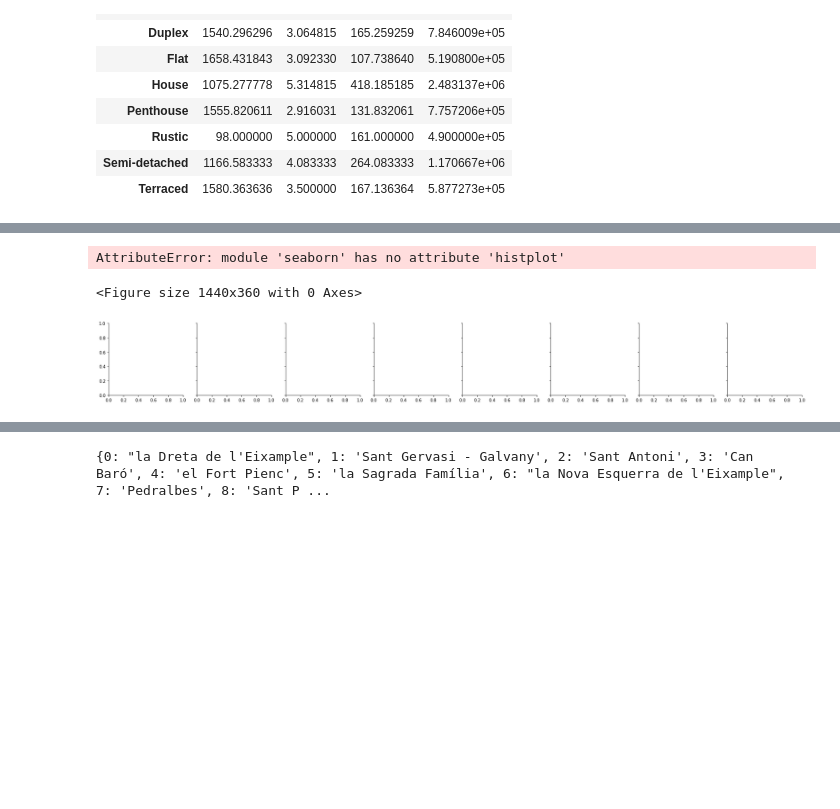
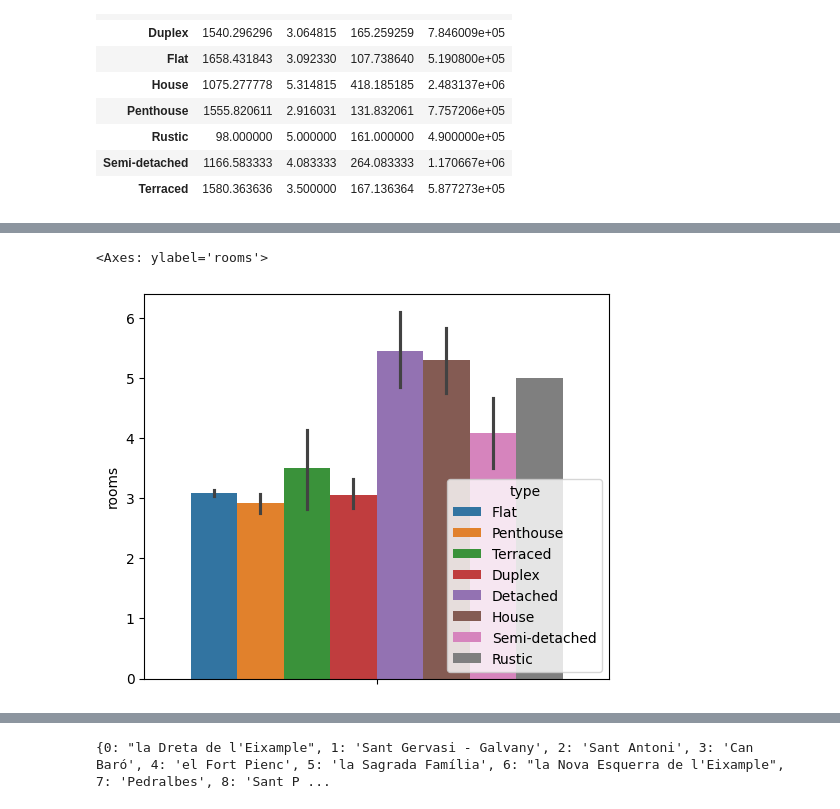
Before and after one commit to Fio-Deca/Vivienda_BCN, a Jupyter notebook: Casa_Barcelona_Estimacion.ipynb, the cells around one changed output, grey strips where cells are left out. Cells and saved outputs as stored; diff of their text form; code cells hidden in the pictures; blank space fills up the shorter version.

Commit message:
Tipos de vivienda

```diff
--- a/Casa_Barcelona_Estimacion.ipynb
+++ b/Casa_Barcelona_Estimacion.ipynb
@@ -176,8 +189,6 @@ df.groupby('type').mean()
 # %%
-plt.figure(figsize=(20,5))
-tipos=sns.FacetGrid(df,col="type")
-tipos.map(sns.histplot,'area_m2','rooms')
+plt.figure(figsize=(6,5))
+sns.barplot(data=df,y='rooms',hue='type')
 # %% [output]
-AttributeError: module 'seaborn' has no attribute 'histplot'
+<Axes: ylabel='rooms'>
-<Figure size 1440x360 with 0 Axes>
-[figure, old version]
+[figure, new version]
```
Also changed, not shown: parts of 21 cells of this notebook, 1 other file.
